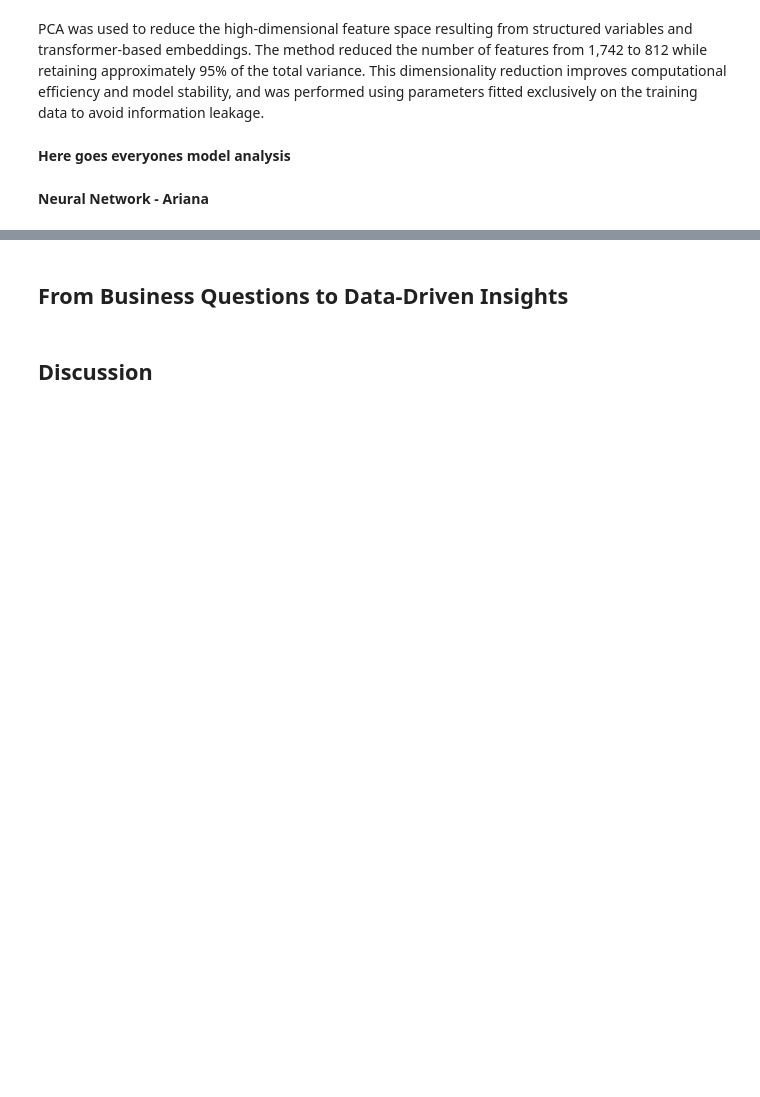
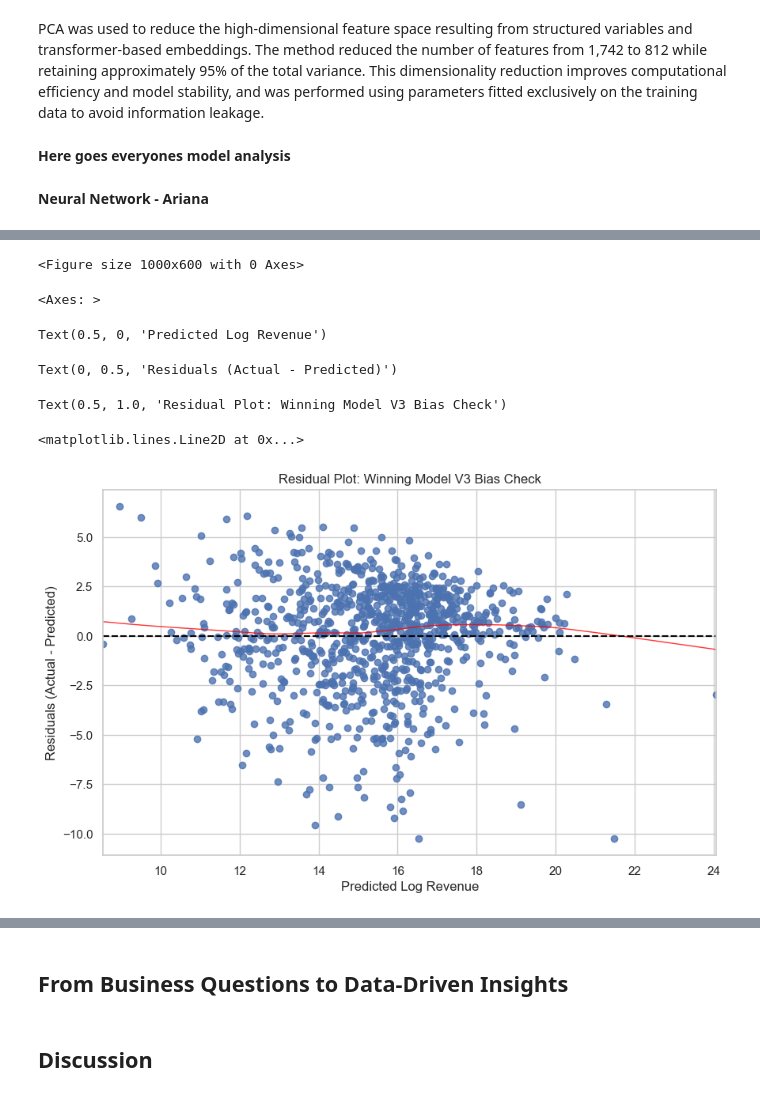
Before and after one commit to sreejoniroy23-commits/AIforBusiness, a Jupyter notebook: AI_Final_Project_With_NN.ipynb, the cells around one changed output, grey strips where cells are left out. Saved outputs shown, nothing was run; the diff lists cells and outputs as text; code cells hidden in the pictures; blank space fills up the shorter version.

```diff
--- a/AI_Final_Project_With_NN.ipynb
+++ b/AI_Final_Project_With_NN.ipynb
@@ -2808,0 +2248,24 @@ Median Prediction Error: $9,148,271.88
+# %%
+import pandas as pd
+from pathlib import Path
+
+# 1. Load PCA-transformed feature sets
+X_train_pca = pd.read_parquet("X_train_pca.parquet")
+X_val_pca = pd.read_parquet("X_val_pca.parquet")
+X_test_pca = pd.read_parquet("X_test_pca.parquet")
+
+# 2. Load target sets
+y_train = pd.read_parquet("y_train.parquet")
+y_val = pd.read_parquet("y_val.parquet")
+y_test = pd.read_parquet("y_test.parquet")
+
+# 3. Create 'data' dictionary for consistent access
+data = {
+    'X_train': X_train_pca,
+    'y_train': y_train,
+    'X_validation': X_val_pca,
+    'y_validation': y_val,
+    'X_test': X_test_pca,
+    'y_test': y_test
+}
+print("Your existing PCA data is now mapped to the 'data' dictionary.")
@@ -2808,0 +2825,22 @@ Median Prediction Error: $9,148,271.88
+# %%
+import matplotlib.pyplot as plt
+import seaborn as sns
+
+# 1. Get predictions from the winning V3 model
+y_pred_log = final_model.predict(data['X_test']).flatten()
+y_true_log = data['y_test'].values.flatten()
+
+# 2. Calculate residuals (Difference between actual and predicted)
+residuals = y_true_log - y_pred_log
+
+# 3. Create the Residual Plot
+plt.figure(figsize=(10, 6))
+sns.residplot(x=y_pred_log, y=residuals, lowess=True,
+              line_kws={'color': 'red', 'lw': 1, 'alpha': 0.8})
+
+plt.xlabel('Predicted Log Revenue')
+plt.ylabel('Residuals (Actual - Predicted)')
+plt.title('Residual Plot: Winning Model V3 Bias Check')
+plt.axhline(0, color='black', linestyle='--')
+plt.show()
+# %% [output]
@@ -2808,0 +2848,7 @@ Median Prediction Error: $9,148,271.88
+<Figure size 1000x600 with 0 Axes>
+<Axes: >
+Text(0.5, 0, 'Predicted Log Revenue')
+Text(0, 0.5, 'Residuals (Actual - Predicted)')
+Text(0.5, 1.0, 'Residual Plot: Winning Model V3 Bias Check')
+<matplotlib.lines.Line2D at 0x...>
+[figure, added]
```
Also changed, not shown: parts of 50 cells of this notebook.
